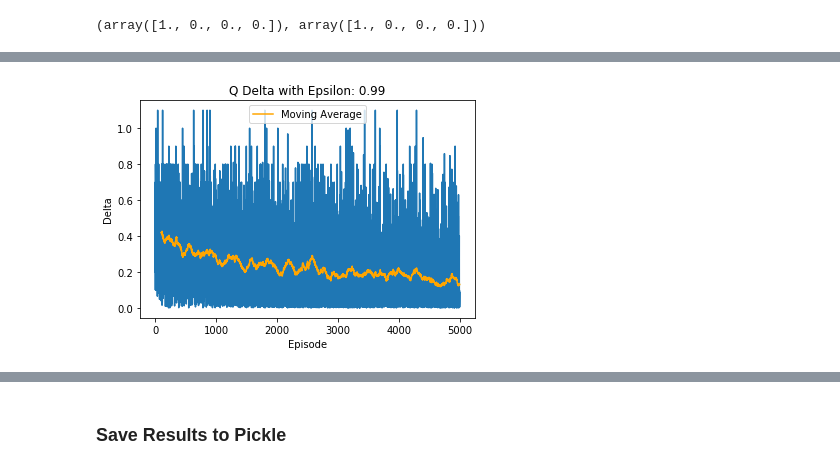
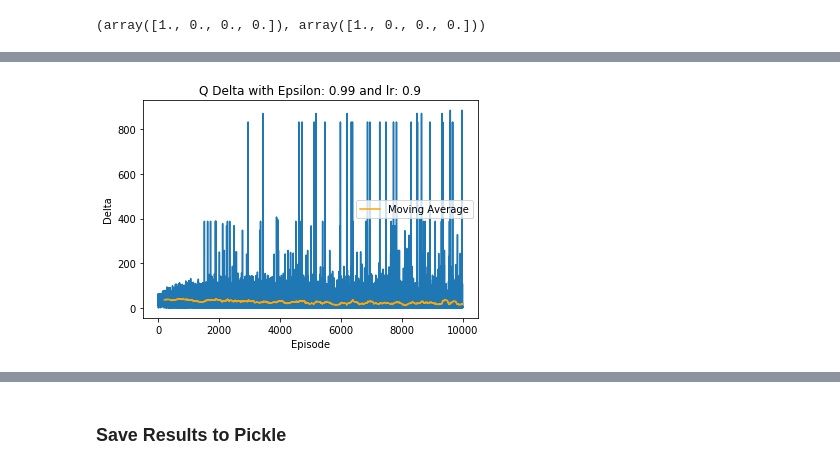
Before and after one commit to aarontan-git/multi_agent_learning, a Jupyter notebook: Notebook/minimaxq.ipynb, the cells around one changed output, grey strips where cells are left out. Cells and saved outputs as stored; diff of their text form; code cells hidden in the pictures.

```diff
--- a/Notebook/minimaxq.ipynb
+++ b/Notebook/minimaxq.ipynb
@@ -190,12 +181,9 @@ def calculate_value(G_state):
 
     # check if the linprog solution is successful or not
     if defender_solution['status'] == 0:
-        value = defender_solution['fun']
+        value = defender_solution['fun']*-1
     else:
-        value = invader_solution['fun']*-1
-
-#     print("defender value: ", defender_solution['fun'])
-#     print("invader value: ", invader_solution['fun'])
+        value = invader_solution['fun']
 
     return value
 # %%
@@ -385,7 +315,7 @@ def generate_trajectory(Defender_state, Invader_state, greedy):
 # initialize params
 t = 0
 T = 200
-lr = 0.1
+lr = 0.9
 gamma = 0.95
 epsilon = 0.99
 # %%
@@ -445,14 +372,13 @@ equilibrium(G[current_state])
 # %%
 %%time
 
-# trajectory = []
-episodes = 5000
+episodes = 10000
 eps = 0
-unique_counter = 0
-tolerance = 1
 delta_list = []
 delta = 2
 cumulated_reward_list = []
+all_game_steps = []
+all_game_status = []
 
 for eps in range(episodes):
     t = 0
@@ -462,6 +388,11 @@ for eps in range(episodes):
         # choose a joint based on epsilon greedy (joint_action = [a1_indx, a2_indx])
         joint_action = choose_action(defender_policy[current_state], invader_policy[current_state], epsilon)
         current_state_action_pair = tuple(list(current_state) + joint_action) # ie. (x1, y1, x2, y2, a1_indx, a2_indx)
+
+#         # decaying learning rate
+#         state_count[current_state_action_pair] += 1
+#         lr_ = lr / state_count[current_state_action_pair]
+        lr_ = lr
 
         # get next state and reward based on current state [x1,y1,x2,y2] and joint action [a1_indx, a2_indx]
         next_state, reward = invader_defender.next_state(current_state, actions[joint_action[0]], actions[joint_action[1]])
@@ -478,7 +409,7 @@ for eps in range(episodes):
 
         # update Q[s,a] <- Q[s,a] + lr*(reward + gamma*value(s') - Q[s,a])
         value = calculate_value(G[next_state])
-        Q[current_state_action_pair] = Q[current_state_action_pair] + lr*(-1*reward + gamma*value - Q[current_state_action_pair])
+        Q[current_state_action_pair] = Q[current_state_action_pair] + lr_*(reward + gamma*value - Q[current_state_action_pair])
 
         # if game reached terminal state, restart new episode
         terminal, status = invader_defender.terminal_check(list(next_state))
@@ -495,14 +426,14 @@ for eps in range(episodes):
         current_state = next_state
         t+=1
 
-#     lr = lr*0.9999
-
     # Testing
-    game_trajectory, status, cumulated_reward = generate_trajectory([5,0],[0,0], True)
+    game_trajectory, status, cumulated_reward, game_step = generate_trajectory([5,0],[0,0])
     cumulated_reward_list.append(cumulated_reward)
+    all_game_steps.append(game_step)
+    all_game_status.append(status)
 
 #     print k and current max delta
     clear_output(wait=True)
-    display('episode: ' + str(eps) + ' delta: ' + str(delta) + ' lr: ' + str(lr))
+    display('episode: ' + str(eps) + ' lr: ' + str(lr_) + ' game steps: ' + str(game_step))
     delta_list.append(delta)
 # %% [output]
@@ -545,18 +511,18 @@ plt.plot(sum_reward_list)
 # %%
 # Q delta
 plt.plot(delta_list)
-plt.title('Q Delta with Epsilon: ' + str(epsilon))
+plt.title('Q Delta with Epsilon: ' + str(epsilon) + " and lr: " + str(lr))
 plt.xlabel('Episode')
 plt.ylabel('Delta')
 
 # plot moving average
 reward_frame = pd.DataFrame(delta_list)
-rolling_mean = reward_frame.rolling(window=100).mean()
+rolling_mean = reward_frame.rolling(window=200).mean()
 plt.plot(rolling_mean, label='Moving Average', color='orange')
 plt.legend()
 plt.show()
 # %% [output]
-[figure, old version]
+[figure, new version]
 # %%
 # policy extraction
 for state in invader_defender.game_state_list:
```
Also changed, not shown: parts of 32 cells of this notebook, 2 other files.
